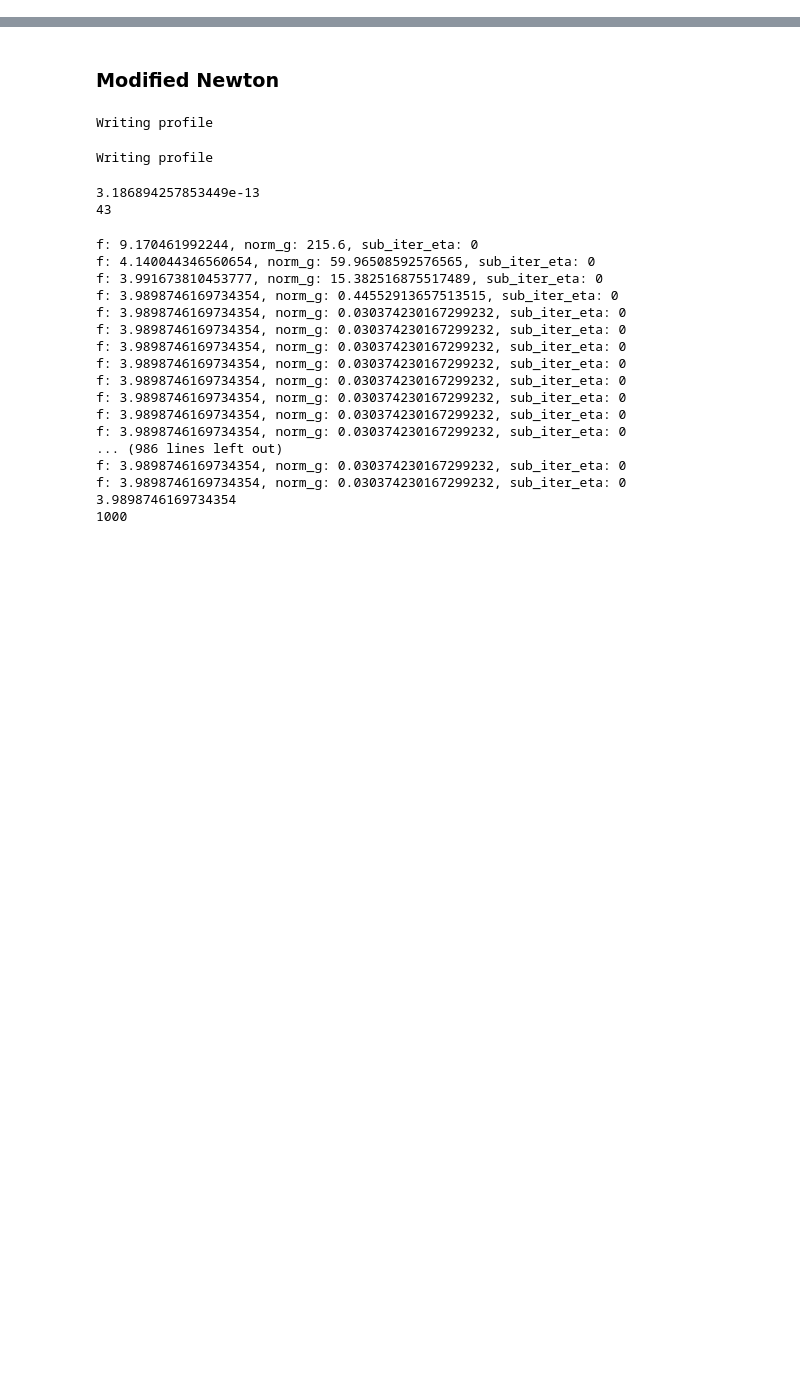
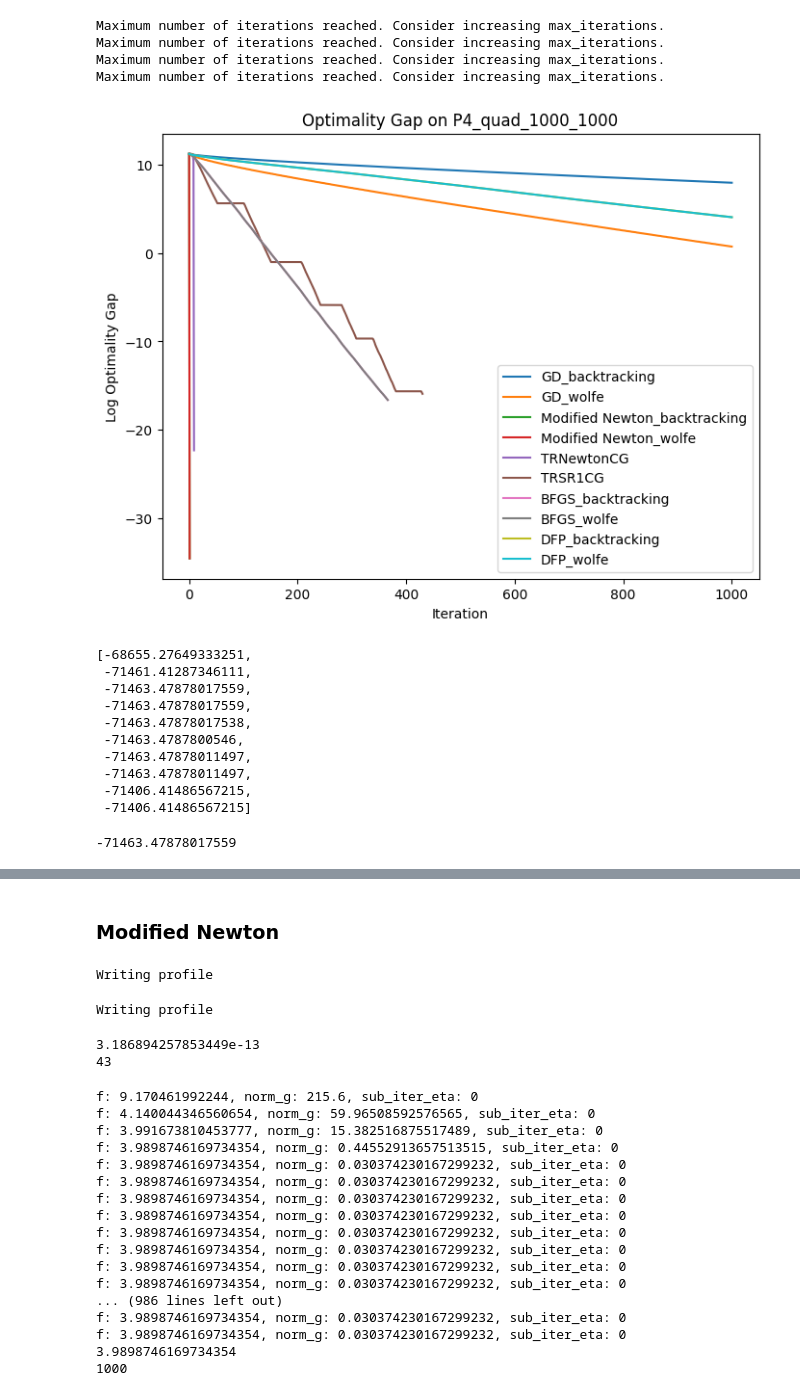
Before and after one commit to YuweiHu17/IOE_511, a Jupyter notebook: hk_script.ipynb, the cells around one changed output, grey strips where cells are left out. Cells and saved outputs as stored; diff of their text form; code cells hidden in the pictures; blank space fills up the shorter version.

```diff
--- a/hk_script.ipynb
+++ b/hk_script.ipynb
@@ -8,0 +146,35 @@ from performance_profile import *
+# %%
+np.random.seed(0)
+x0_2 = 20*np.random.rand(1000,1)-10
+problem4 = Problem('P4_quad_1000_1000', x0=x0_2,
+                   compute_f=functions.quad_1000_1000_func, compute_g=functions.quad_1000_1000_grad, compute_H=functions.quad_1000_1000_Hess)
+plot_OptimalityGap(problem4, None)
+# %% [output]
+Maximum number of iterations reached. Consider increasing max_iterations.
+Maximum number of iterations reached. Consider increasing max_iterations.
+Maximum number of iterations reached. Consider increasing max_iterations.
+Maximum number of iterations reached. Consider increasing max_iterations.
+[figure, added]
+[-68655.27649333251,
+ -71461.41287346111,
+ -71463.47878017559,
+ -71463.47878017559,
+ -71463.47878017538,
+ -71463.4787800546,
+ -71463.47878011497,
+ -71463.47878011497,
+ -71406.41486567215,
+ -71406.41486567215]
+# %%
+min([-68655.27649333251,
+ -71461.41287346111,
+ -71463.47878017559,
+ -71463.47878017559,
+ -71463.47878017538,
+ -71463.4787800546,
+ -71463.47878011497,
+ -71463.47878011497,
+ -71406.41486567215,
+ -71406.41486567215])
+# %% [output]
+-71463.47878017559
```
Also changed, not shown: parts of 32 cells of this notebook, 1 other file.
